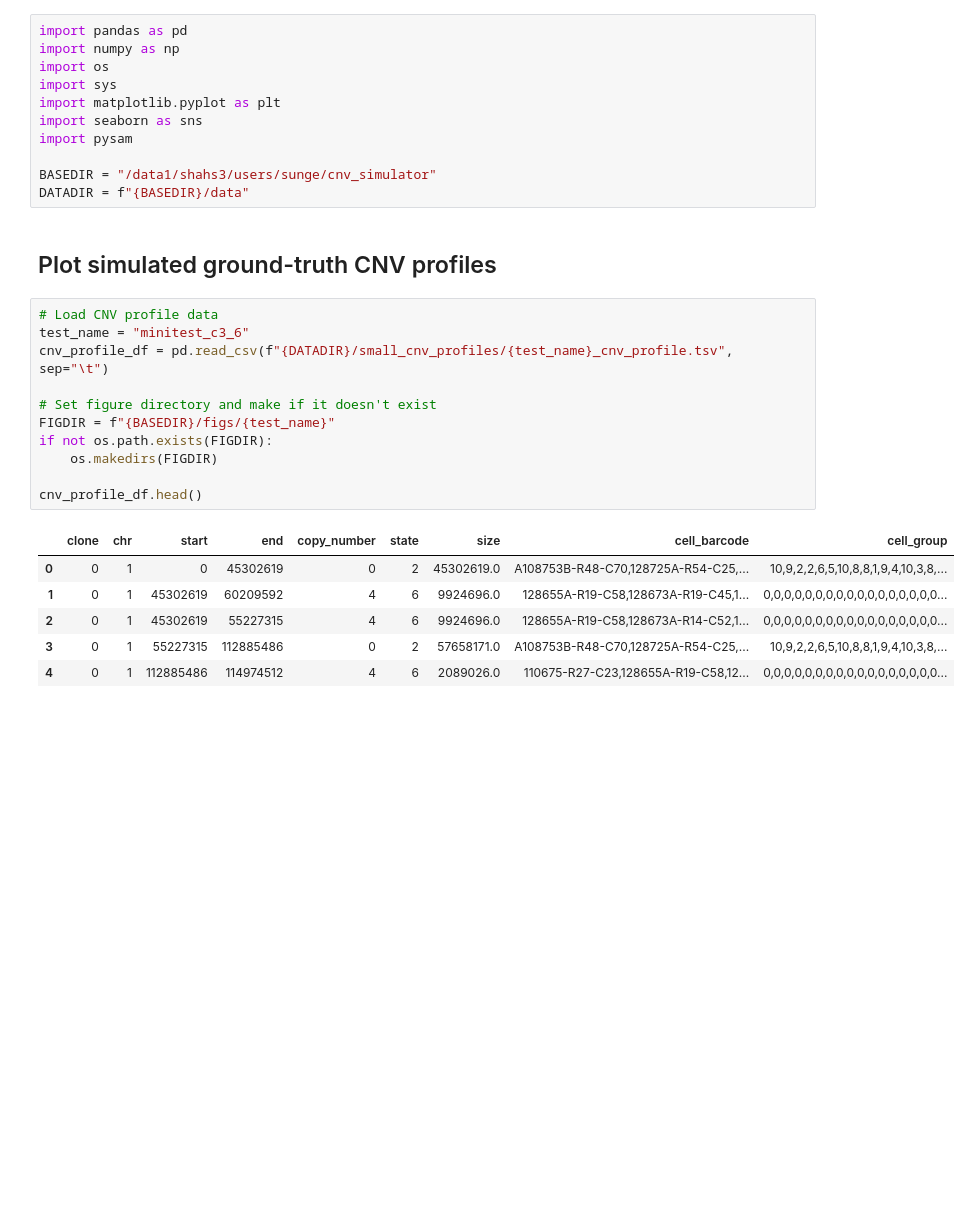
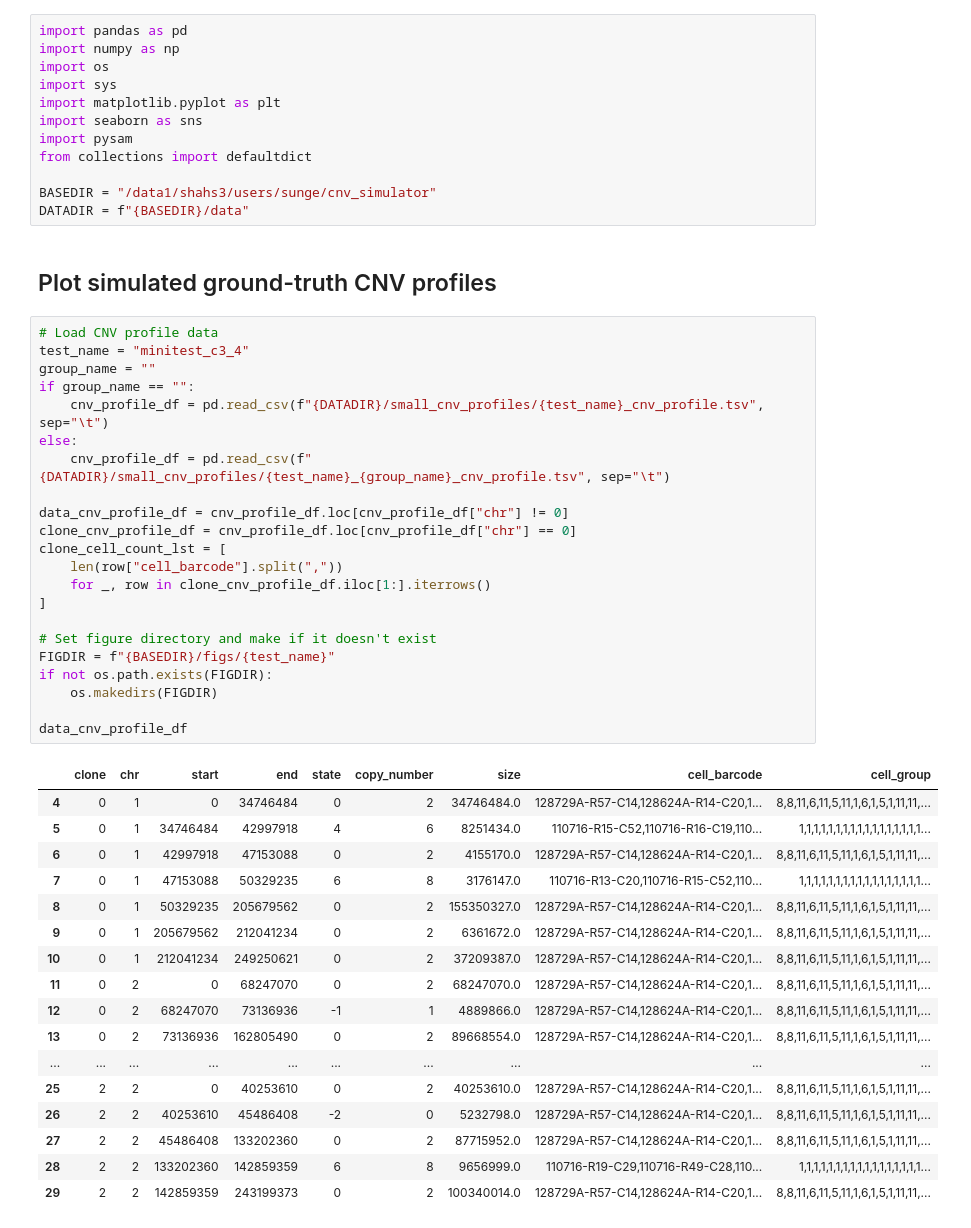
Before and after one commit to eunseos/cnv_simulator, a Jupyter notebook: notebooks/cnv_profile_plots.ipynb, the cells around one changed output. Drawn from its saved outputs; the diff is of its cells as text; blank space fills up the shorter version.

```diff
--- a/notebooks/cnv_profile_plots.ipynb
+++ b/notebooks/cnv_profile_plots.ipynb
@@ -6,6 +6,7 @@ import sys
 import matplotlib.pyplot as plt
 import seaborn as sns
 import pysam
+from collections import defaultdict
 
 BASEDIR = "/data1/shahs3/users/sunge/cnv_simulator"
 DATADIR = f"{BASEDIR}/data"
@@ -13,22 +14,44 @@ DATADIR = f"{BASEDIR}/data"
 ## Plot simulated ground-truth CNV profiles
 # %%
 # Load CNV profile data
-test_name = "minitest_c3_6"
-cnv_profile_df = pd.read_csv(f"{DATADIR}/small_cnv_profiles/{test_name}_cnv_profile.tsv", sep="\t")
+test_name = "minitest_c3_4"
+group_name = ""
+if group_name == "":
+    cnv_profile_df = pd.read_csv(f"{DATADIR}/small_cnv_profiles/{test_name}_cnv_profile.tsv", sep="\t")
+else:
+    cnv_profile_df = pd.read_csv(f"{DATADIR}/small_cnv_profiles/{test_name}_{group_name}_cnv_profile.tsv", sep="\t")
+
+data_cnv_profile_df = cnv_profile_df.loc[cnv_profile_df["chr"] != 0]
+clone_cnv_profile_df = cnv_profile_df.loc[cnv_profile_df["chr"] == 0]
+clone_cell_count_lst = [
+    len(row["cell_barcode"].split(","))
+    for _, row in clone_cnv_profile_df.iloc[1:].iterrows()
+]
 
 # Set figure directory and make if it doesn't exist
 FIGDIR = f"{BASEDIR}/figs/{test_name}"
 if not os.path.exists(FIGDIR):
     os.makedirs(FIGDIR)
 
-cnv_profile_df.head()
+data_cnv_profile_df
 # %% [output]
-|  | clone | chr | start | end | copy_number | state | size | cell_barcode | cell_group |
-| 0 | 0 | 1 | 0 | 45302619 | 0 | 2 | 45302619.0 | A108753B-R48-C70,128725A-R54-C25,... | 10,9,2,2,6,5,10,8,8,1,9,4,10,3,8,... |
-| 1 | 0 | 1 | 45302619 | 60209592 | 4 | 6 | 9924696.0 | 128655A-R19-C58,128673A-R19-C45,1... | 0,0,0,0,0,0,0,0,0,0,0,0,0,0,0,0,0... |
-| 2 | 0 | 1 | 45302619 | 55227315 | 4 | 6 | 9924696.0 | 128655A-R19-C58,128673A-R14-C52,1... | 0,0,0,0,0,0,0,0,0,0,0,0,0,0,0,0,0... |
-| 3 | 0 | 1 | 55227315 | 112885486 | 0 | 2 | 57658171.0 | A108753B-R48-C70,128725A-R54-C25,... | 10,9,2,2,6,5,10,8,8,1,9,4,10,3,8,... |
-| 4 | 0 | 1 | 112885486 | 114974512 | 4 | 6 | 2089026.0 | 110675-R27-C23,128655A-R19-C58,12... | 0,0,0,0,0,0,0,0,0,0,0,0,0,0,0,0,0... |
+|  | clone | chr | start | end | state | copy_number | size | cell_barcode | cell_group |
+| 4 | 0 | 1 | 0 | 34746484 | 0 | 2 | 34746484.0 | 128729A-R57-C14,128624A-R14-C20,1... | 8,8,11,6,11,5,11,1,6,1,5,1,11,11,... |
+| 5 | 0 | 1 | 34746484 | 42997918 | 4 | 6 | 8251434.0 | 110716-R15-C52,110716-R16-C19,110... | 1,1,1,1,1,1,1,1,1,1,1,1,1,1,1,1,1... |
+| 6 | 0 | 1 | 42997918 | 47153088 | 0 | 2 | 4155170.0 | 128729A-R57-C14,128624A-R14-C20,1... | 8,8,11,6,11,5,11,1,6,1,5,1,11,11,... |
+| 7 | 0 | 1 | 47153088 | 50329235 | 6 | 8 | 3176147.0 | 110716-R13-C20,110716-R15-C52,110... | 1,1,1,1,1,1,1,1,1,1,1,1,1,1,1,1,1... |
+| 8 | 0 | 1 | 50329235 | 205679562 | 0 | 2 | 155350327.0 | 128729A-R57-C14,128624A-R14-C20,1... | 8,8,11,6,11,5,11,1,6,1,5,1,11,11,... |
+| 9 | 0 | 1 | 205679562 | 212041234 | 0 | 2 | 6361672.0 | 128729A-R57-C14,128624A-R14-C20,1... | 8,8,11,6,11,5,11,1,6,1,5,1,11,11,... |
+| 10 | 0 | 1 | 212041234 | 249250621 | 0 | 2 | 37209387.0 | 128729A-R57-C14,128624A-R14-C20,1... | 8,8,11,6,11,5,11,1,6,1,5,1,11,11,... |
+| 11 | 0 | 2 | 0 | 68247070 | 0 | 2 | 68247070.0 | 128729A-R57-C14,128624A-R14-C20,1... | 8,8,11,6,11,5,11,1,6,1,5,1,11,11,... |
+| 12 | 0 | 2 | 68247070 | 73136936 | -1 | 1 | 4889866.0 | 128729A-R57-C14,128624A-R14-C20,1... | 8,8,11,6,11,5,11,1,6,1,5,1,11,11,... |
+| 13 | 0 | 2 | 73136936 | 162805490 | 0 | 2 | 89668554.0 | 128729A-R57-C14,128624A-R14-C20,1... | 8,8,11,6,11,5,11,1,6,1,5,1,11,11,... |
+| ... | ... | ... | ... | ... | ... | ... | ... | ... | ... |
+| 25 | 2 | 2 | 0 | 40253610 | 0 | 2 | 40253610.0 | 128729A-R57-C14,128624A-R14-C20,1... | 8,8,11,6,11,5,11,1,6,1,5,1,11,11,... |
+| 26 | 2 | 2 | 40253610 | 45486408 | -2 | 0 | 5232798.0 | 128729A-R57-C14,128624A-R14-C20,1... | 8,8,11,6,11,5,11,1,6,1,5,1,11,11,... |
+| 27 | 2 | 2 | 45486408 | 133202360 | 0 | 2 | 87715952.0 | 128729A-R57-C14,128624A-R14-C20,1... | 8,8,11,6,11,5,11,1,6,1,5,1,11,11,... |
+| 28 | 2 | 2 | 133202360 | 142859359 | 6 | 8 | 9656999.0 | 110716-R19-C29,110716-R49-C28,110... | 1,1,1,1,1,1,1,1,1,1,1,1,1,1,1,1,1... |
+| 29 | 2 | 2 | 142859359 | 243199373 | 0 | 2 | 100340014.0 | 128729A-R57-C14,128624A-R14-C20,1... | 8,8,11,6,11,5,11,1,6,1,5,1,11,11,... |
 # %%
 copynumber_colors = {
     "0": "#2C78B2",  # Dark blue
```
Also changed, not shown: parts of 8 cells of this notebook, 7 other files.
